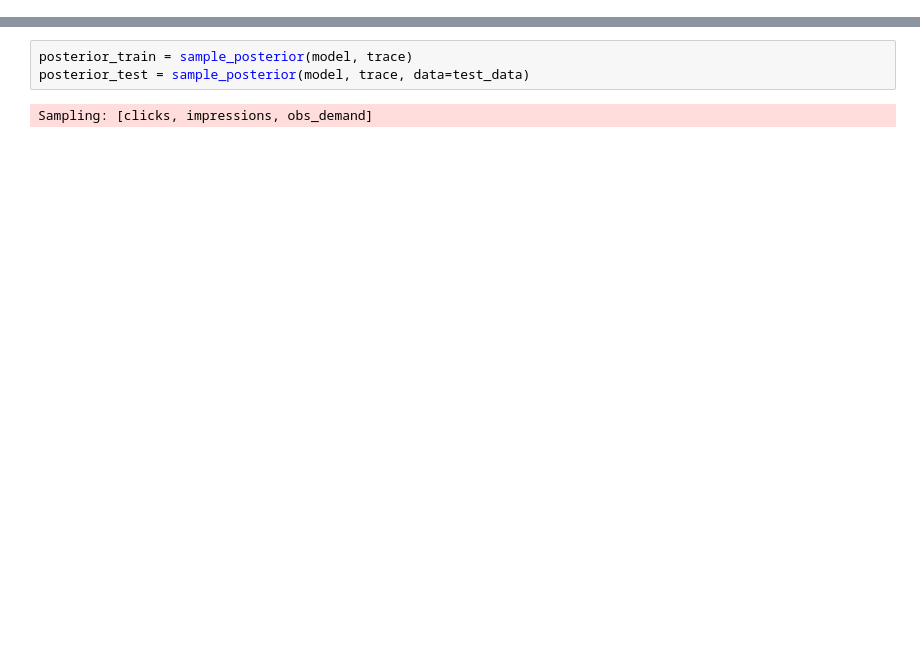
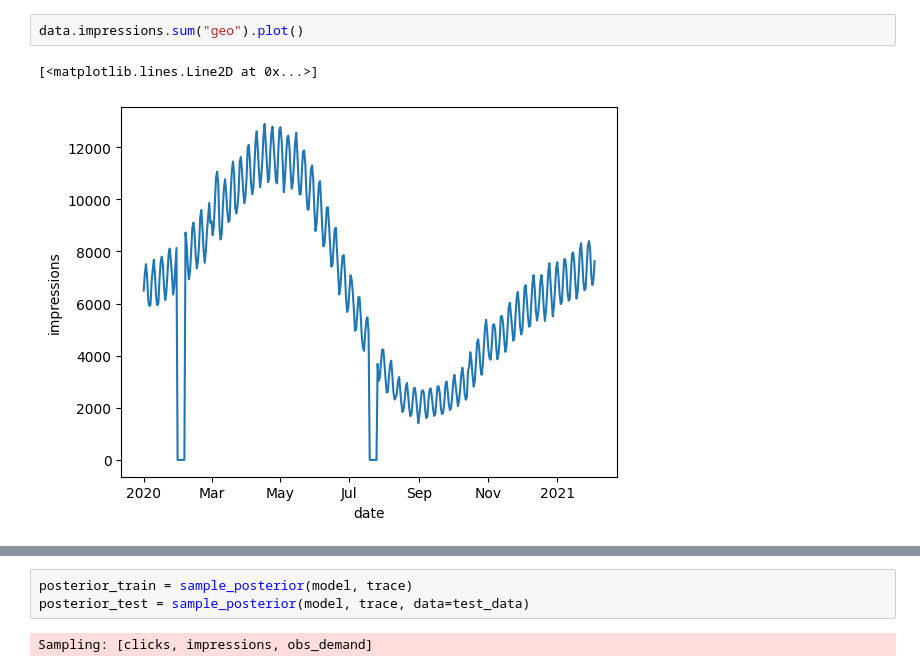
Before and after one commit to redam94/search-click-prediction, a Jupyter notebook: notebooks/test_model.ipynb, the cells around one changed output, grey strips where cells are left out. Drawn from its saved outputs; the diff is of its cells as text; blank space fills up the shorter version.

```diff
--- a/notebooks/test_model.ipynb
+++ b/notebooks/test_model.ipynb
@@ -497,0 +38,5 @@ def sample_posterior(model, trace, data=None):
+# %%
+data.impressions.sum("geo").plot()
+# %% [output]
+[<matplotlib.lines.Line2D at 0x...>]
+[figure, added]
```
Also changed, not shown: parts of 57 cells of this notebook, 5 other files.
